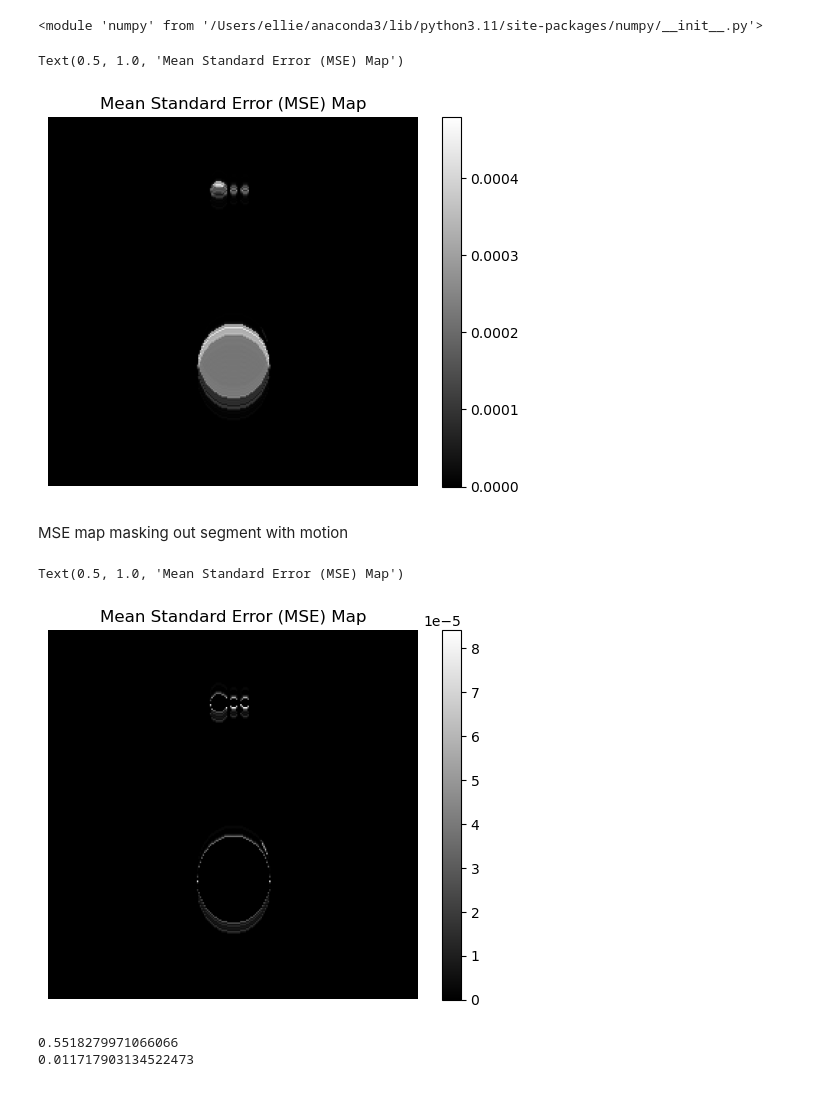
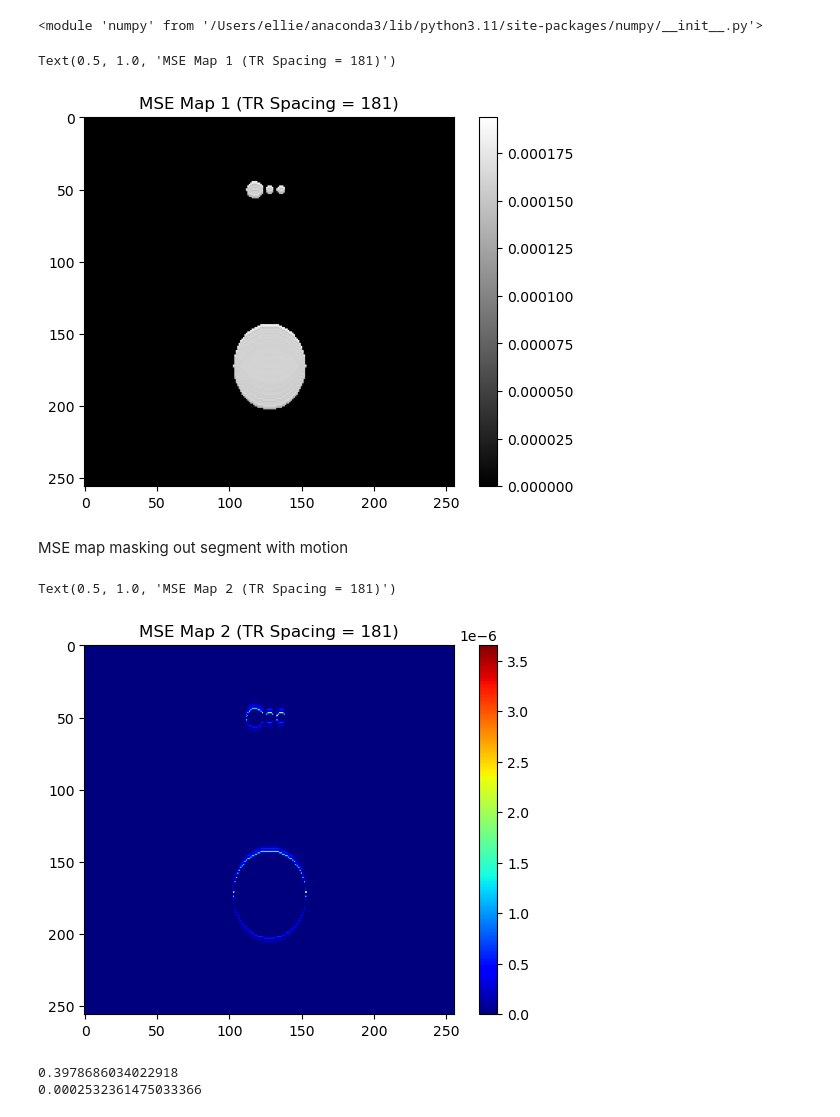
Before and after one commit to ellieYD/MRI_Flow_Motion_Correction, a Jupyter notebook: PhantomSimulation_FlowMotion_NEW.ipynb, the cells around one changed output. Cells and saved outputs as stored; diff of their text form; code cells hidden in the pictures.

```diff
--- a/PhantomSimulation_FlowMotion_NEW.ipynb
+++ b/PhantomSimulation_FlowMotion_NEW.ipynb
@@ -169,7 +171,7 @@ phase_oscillation_amplitude = np.pi/8 #range: 0 - pi, the bigger, the more artef
 # %%
 #------Sampling parameters------
 
-TR_spacing = 200 #number of TRs before coming back to the same phase encoding line in the next frame
+TR_spacing = 181 #number of TRs before coming back to the same phase encoding line in the next frame
 n_TF = 12 #number of temporal frames that data will be sampled into
 
 #------Sampling parameters------
@@ -195,5 +199,4 @@ plt.show()
 # %%
-
 #Sample k-space from stack
 sampled_kspace = np.zeros((256,256,n_TF), dtype=np.complex128)
 sampled_kspace_mag = np.zeros((256,256,n_TF))
@@ -203,6 +206,8 @@ sampled_kspace_seg = np.zeros((256,256,n_TF), dtype=np.complex128)
 sampled_kspace_seg_mag = np.zeros((256, 256, n_TF))
 sampled_kspace_seg_phase = np.zeros((256, 256, n_TF))
 
+phase_modulation_4vis = np.zeros((256, n_TF))
+
 for frame in range(n_TF):
     for row in range(TR_spacing * (np.floor(np.shape(sampled_kspace_seg_phase)[0]/TR_spacing).astype(int) + 1)):
         PE_line = np.remainder(readout_num, TR_spacing).astype(int) + TR_spacing * np.floor(readout_num/(TR_spacing * n_TF)).astype(int)
@@ -210,6 +215,7 @@ for frame in range(n_TF):
 
         if PE_line < np.shape(kspace_segmented_img)[0]:
             phase_modulation = get_phase_modulation(readout_num, TR, cardiac_cycle, phase_oscillation_amplitude)
+            phase_modulation_4vis[PE_line, sample_into_frame] = phase_modulation
             sampled_kspace[PE_line,:,sample_into_frame] = get_modulated_kspace_line(kspace_segmented_img[PE_line], kspace_non_segmented_img[PE_line] ,phase_modulation)
 
 #             print('PE line '+ str(PE_line) + ' sampled into frame ' + str(sample_into_frame))
@@ -299,30 +334,30 @@ print(np)
 # %%
 plt.figure()
 plt.imshow(mse_map, cmap='gray')
-plt.axis('Off')
+# plt.axis('Off')
 plt.colorbar()
-plt.title('Mean Standard Error (MSE) Map')
+plt.title('MSE Map 1 (TR Spacing = ' + str(TR_spacing) + ')')
 # %% [output]
-Text(0.5, 1.0, 'Mean Standard Error (MSE) Map')
+Text(0.5, 1.0, 'MSE Map 1 (TR Spacing = 181)')
-[figure, old version]
+[figure, new version]
 # %% [markdown]
 MSE map masking out segment with motion
 # %%
 mse_seg_wo_flow = mse_map * (1-binary_mask)
 # %%
 plt.figure()
-plt.imshow(mse_seg_wo_flow, cmap='gray')
-plt.axis('Off')
+plt.imshow(mse_seg_wo_flow, cmap='jet')
+# plt.axis('Off')
 plt.colorbar()
-plt.title('Mean Standard Error (MSE) Map')
+plt.title('MSE Map 2 (TR Spacing = ' + str(TR_spacing) + ')')
 # %% [output]
-Text(0.5, 1.0, 'Mean Standard Error (MSE) Map')
+Text(0.5, 1.0, 'MSE Map 2 (TR Spacing = 181)')
-[figure, old version]
+[figure, new version]
 # %%
 MSE_seg_sum = np.sum(mse_seg_wo_flow)
 MSE_sum = np.sum(mse_map)
 print(MSE_sum)
 print(MSE_seg_sum)
 # %% [output]
-0.5518279971066066
-0.011717903134522473
+0.3978686034022918
+0.0002532361475033366
```
Also changed, not shown: parts of 8 cells of this notebook.
